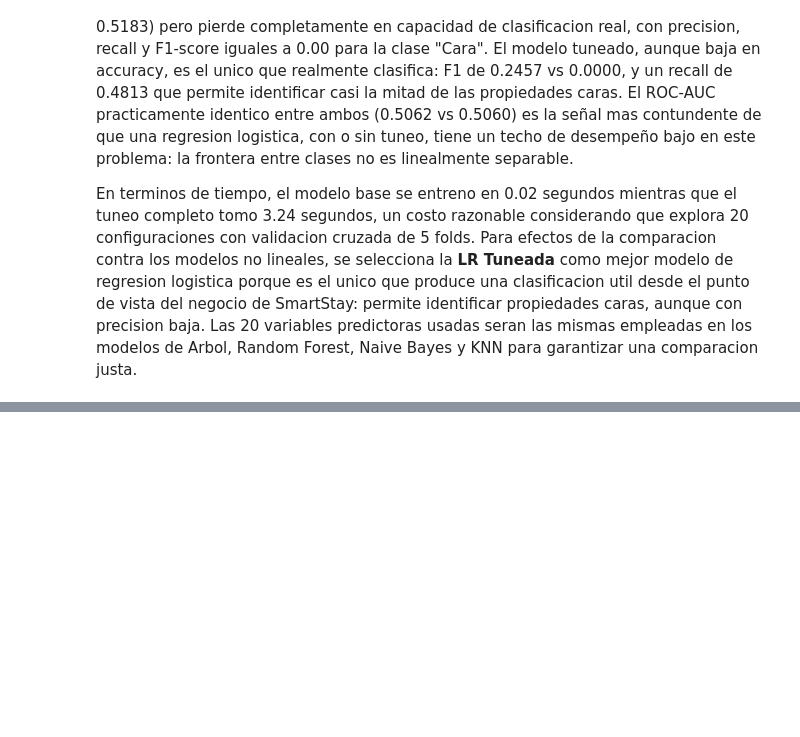
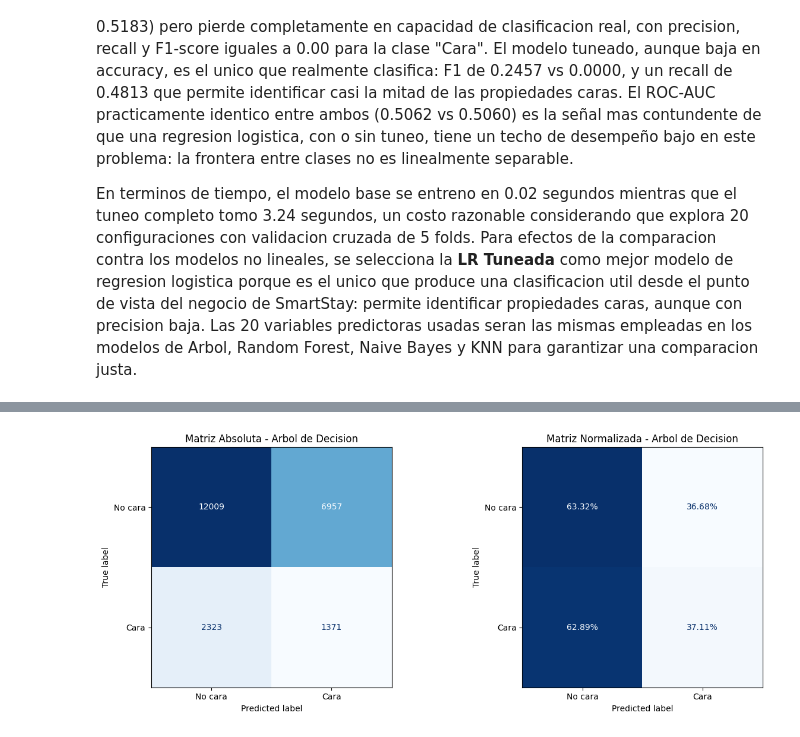
Before and after one commit to AleWWH1104/Lab5-md, a Jupyter notebook: lab7-regresion.ipynb, the cells around one changed output, grey strips where cells are left out. Cells and saved outputs as stored; diff of their text form; code cells hidden in the pictures; blank space fills up the shorter version.

```diff
--- a/lab7-regresion.ipynb
+++ b/lab7-regresion.ipynb
@@ -668,0 +749,17 @@ En terminos de tiempo, el modelo base se entreno en 0.02 segundos mientras que e
+# %%
+# Matriz de confusion - Arbol
+cm_arbol = confusion_matrix(y_test_cara, y_pred_arbol)
+fig, axes = plt.subplots(1, 2, figsize=(13, 5))
+
+ConfusionMatrixDisplay(cm_arbol, display_labels=['No cara', 'Cara']).plot(
+    ax=axes[0], cmap='Blues', colorbar=False)
+axes[0].set_title('Matriz Absoluta - Arbol de Decision')
+
+cm_arbol_norm = confusion_matrix(y_test_cara, y_pred_arbol, normalize='true')
+ConfusionMatrixDisplay(cm_arbol_norm, display_labels=['No cara', 'Cara']).plot(
+    ax=axes[1], cmap='Blues', colorbar=False, values_format='.2%')
+axes[1].set_title('Matriz Normalizada - Arbol de Decision')
+plt.tight_layout()
+plt.show()
+# %% [output]
+[figure, added]
```
Also changed, not shown: parts of 15 cells of this notebook.
